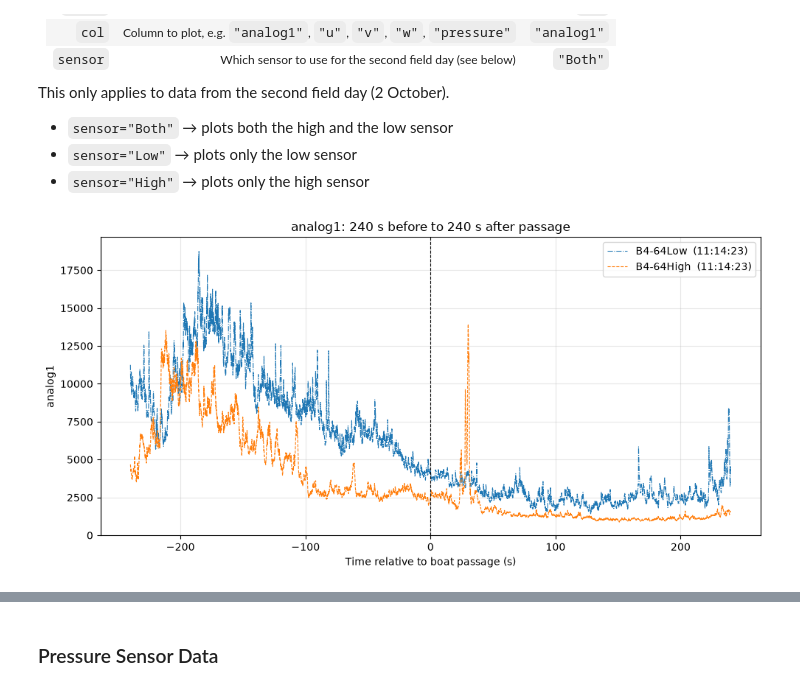
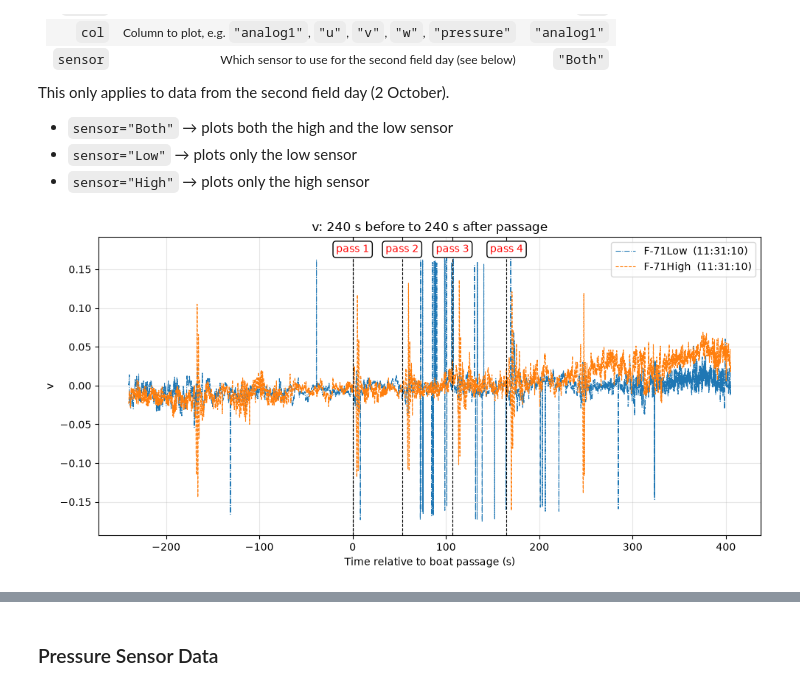
Before and after one commit to Florent11a/MDP, a Jupyter notebook: Plots.ipynb, the cells around one changed output, grey strips where cells are left out. Cells and saved outputs as stored; diff of their text form; code cells hidden in the pictures.

```diff
--- a/Plots.ipynb
+++ b/Plots.ipynb
@@ -150,13 +150,13 @@ This only applies to data from the second field day (2 October).
 - `sensor="Low"` → plots only the low sensor
 - `sensor="High"` → plots only the high sensor
 # %%
-plot_overlay("B4-64", before = 240, after = 240, col = "analog1")                       # one manoeuvre
+plot_overlay("F-71", before = 240, after = 240, col = "v")                       # one manoeuvre
 
 #plot_overlay(df, "B-21", before = 1000, after = 1000, col = "v")
 #plot_overlay(df, "B-21", before = 120, after = 120, col = "w")                       # one manoeuvre
                    # one manoeuvre
 #plot_overlay(df, ["B-11", "B-12"], col="analog")    # a few
 #plot_overlay(df, "B", col="analog1")                 # every B manoeuvre
 #plot_overlay(df, "A1")                         # every A1 manoeuvre
 # %% [output]
-[figure, old version]
+[figure, new version]
```
Also changed, not shown: parts of 1 cell of this notebook, 2 other files.
